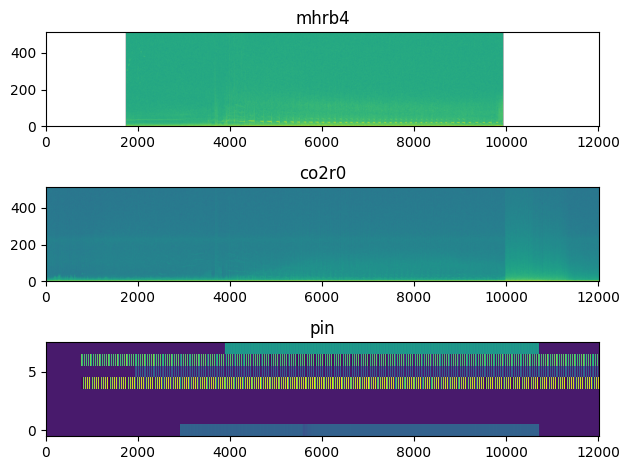
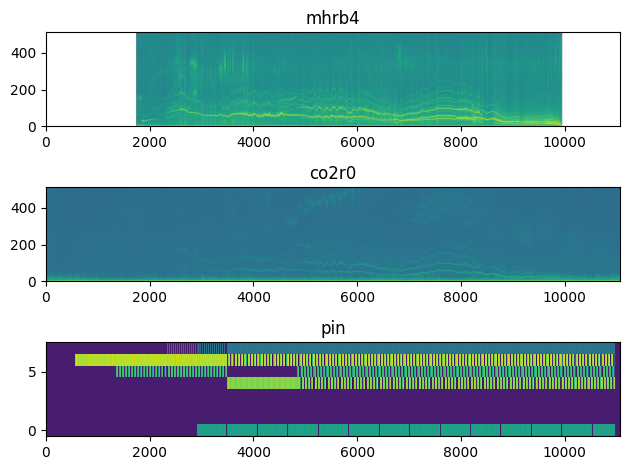
The change to this notebook cell's code, shown as a diff; its figure went from the first image to the second:
--- before
+++ after
@@ -1,3 +1,3 @@
-file_name = files[4]
+file_name = files[0]
 print(file_name)
 data = joblib.load(file_name)
@@ -5,11 +5,11 @@
     print(key, value.shape)
 plt.subplot(3, 1, 1)
-plt.imshow(data['mhr'][4], aspect='auto', origin='lower')
+plt.imshow(data['mhr'][4].T, aspect='auto', origin='lower')
 plt.title('mhrb4')
 plt.subplot(3, 1, 2)
-plt.imshow(data['co2'][0], aspect='auto', origin='lower')
+plt.imshow(data['co2'][0].T, aspect='auto', origin='lower')
 plt.title('co2r0')
 plt.subplot(3, 1, 3)
-plt.imshow(data['pin'][:,0,:], aspect='auto', origin='lower', interpolation='none')
+plt.imshow(data['pin'][:,:,0], aspect='auto', origin='lower', interpolation='none')
 plt.title('pin')
 plt.tight_layout()

Commit: Update memory allocation in prepare_data.sh, reset execution counts in Jupyter notebooks, and enhance signal processing configurations in YAML. Adjusted data loading and visualization methods for improved clarity and functionality.